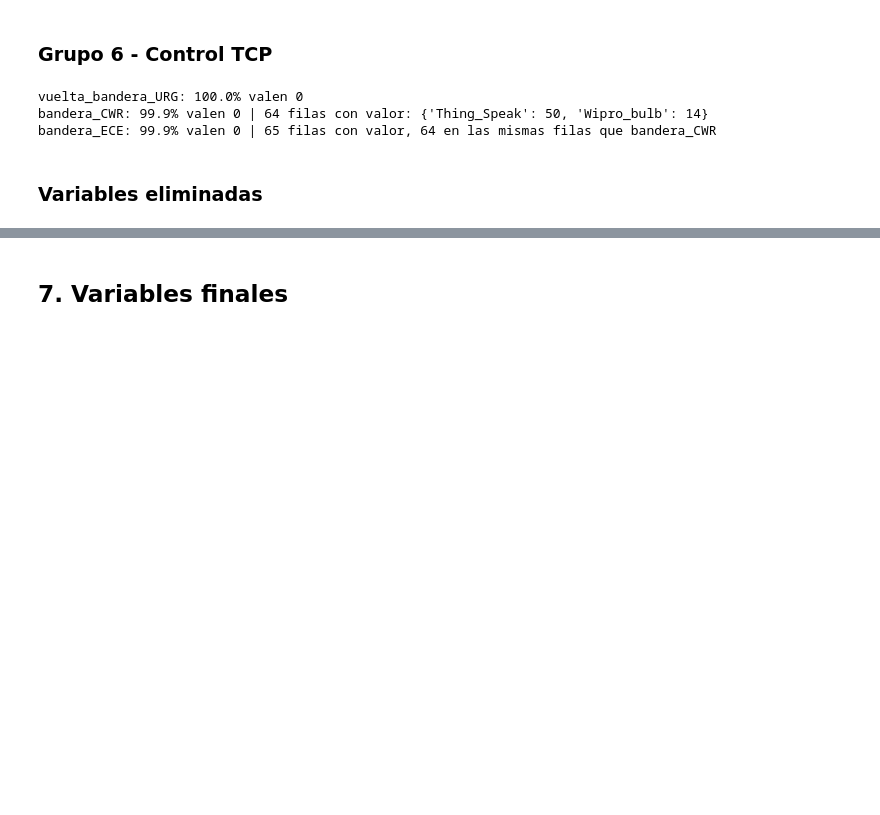
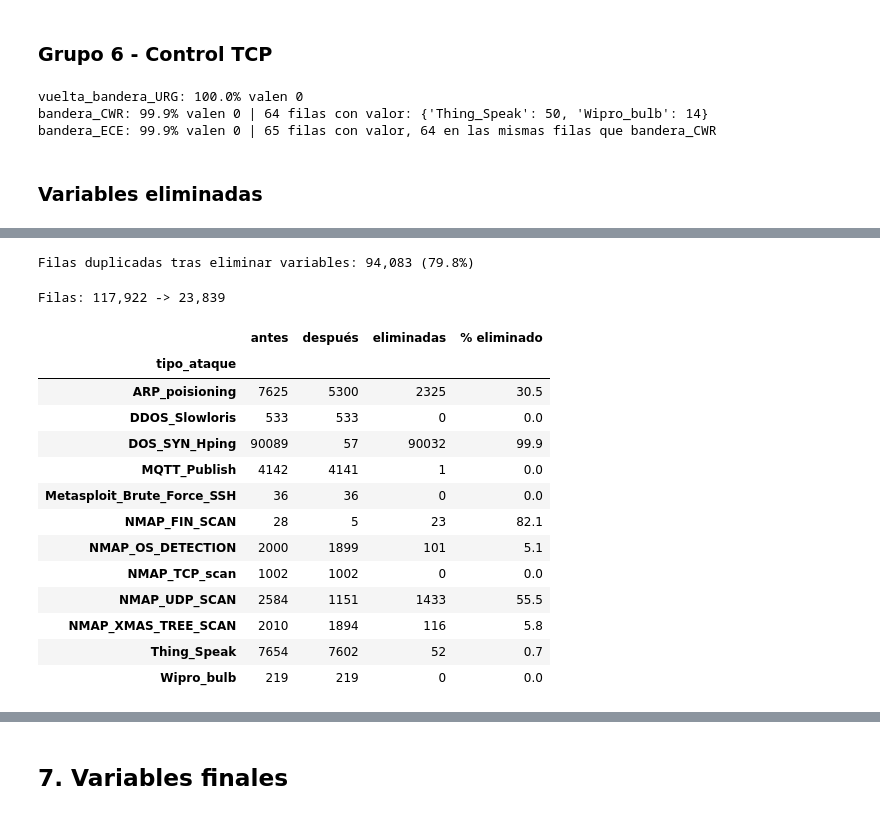
Before and after one commit to franciscosdafas133/ML_Aplicado_IoT, a Jupyter notebook: preparacion_datos.ipynb, the cells around one changed output, grey strips where cells are left out. Drawn from its saved outputs; the diff is of its cells as text; code cells hidden in the pictures; blank space fills up the shorter version.

```diff
--- a/preparacion_datos.ipynb
+++ b/preparacion_datos.ipynb
@@ -437,0 +477,32 @@ Columnas restantes: 62 (61 variables + tipo_ataque)
+# %%
+duplicados = data.duplicated()
+print(f"Filas duplicadas tras eliminar variables: {duplicados.sum():,} ({duplicados.mean() * 100:.1f}%)")
+# %% [output]
+Filas duplicadas tras eliminar variables: 94,083 (79.8%)
+# %%
+antes = data["tipo_ataque"].value_counts()
+data = data.drop_duplicates()
+despues = data["tipo_ataque"].value_counts()
+
+comparacion = pd.DataFrame({"antes": antes, "después": despues})
+comparacion["eliminadas"] = comparacion["antes"] - comparacion["después"]
+comparacion["% eliminado"] = (comparacion["eliminadas"] / comparacion["antes"] * 100).round(1)
+
+print(f"Filas: {antes.sum():,} -> {despues.sum():,}")
+comparacion
+# %% [output]
+Filas: 117,922 -> 23,839
+|  | antes | después | eliminadas | % eliminado |
+| tipo_ataque |  |  |  |  |
+| ARP_poisioning | 7625 | 5300 | 2325 | 30.5 |
+| DDOS_Slowloris | 533 | 533 | 0 | 0.0 |
+| DOS_SYN_Hping | 90089 | 57 | 90032 | 99.9 |
+| MQTT_Publish | 4142 | 4141 | 1 | 0.0 |
+| Metasploit_Brute_Force_SSH | 36 | 36 | 0 | 0.0 |
+| NMAP_FIN_SCAN | 28 | 5 | 23 | 82.1 |
+| NMAP_OS_DETECTION | 2000 | 1899 | 101 | 5.1 |
+| NMAP_TCP_scan | 1002 | 1002 | 0 | 0.0 |
+| NMAP_UDP_SCAN | 2584 | 1151 | 1433 | 55.5 |
+| NMAP_XMAS_TREE_SCAN | 2010 | 1894 | 116 | 5.8 |
+| Thing_Speak | 7654 | 7602 | 52 | 0.7 |
+| Wipro_bulb | 219 | 219 | 0 | 0.0 |
```
Also changed, not shown: parts of 14 cells of this notebook, 2 other files.
